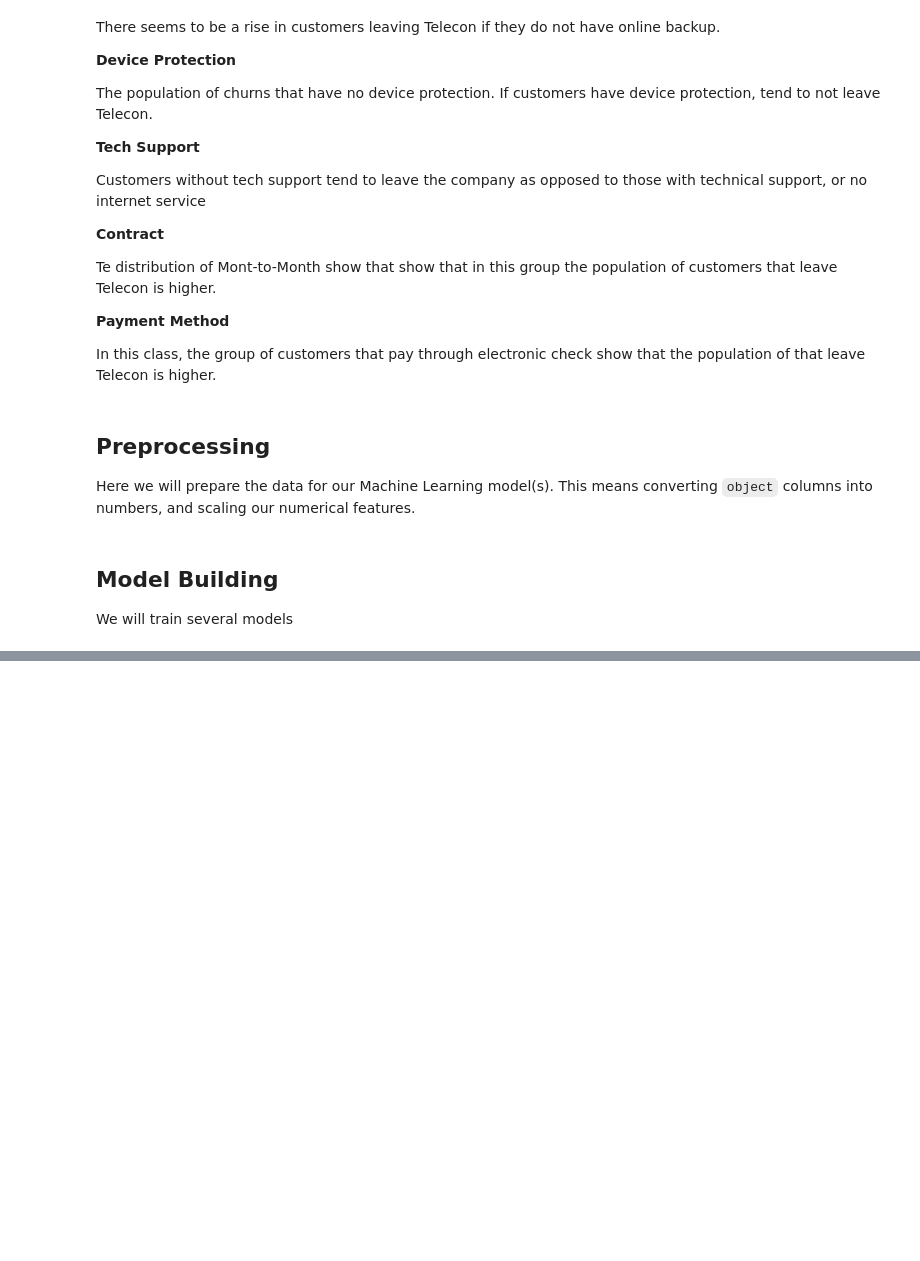
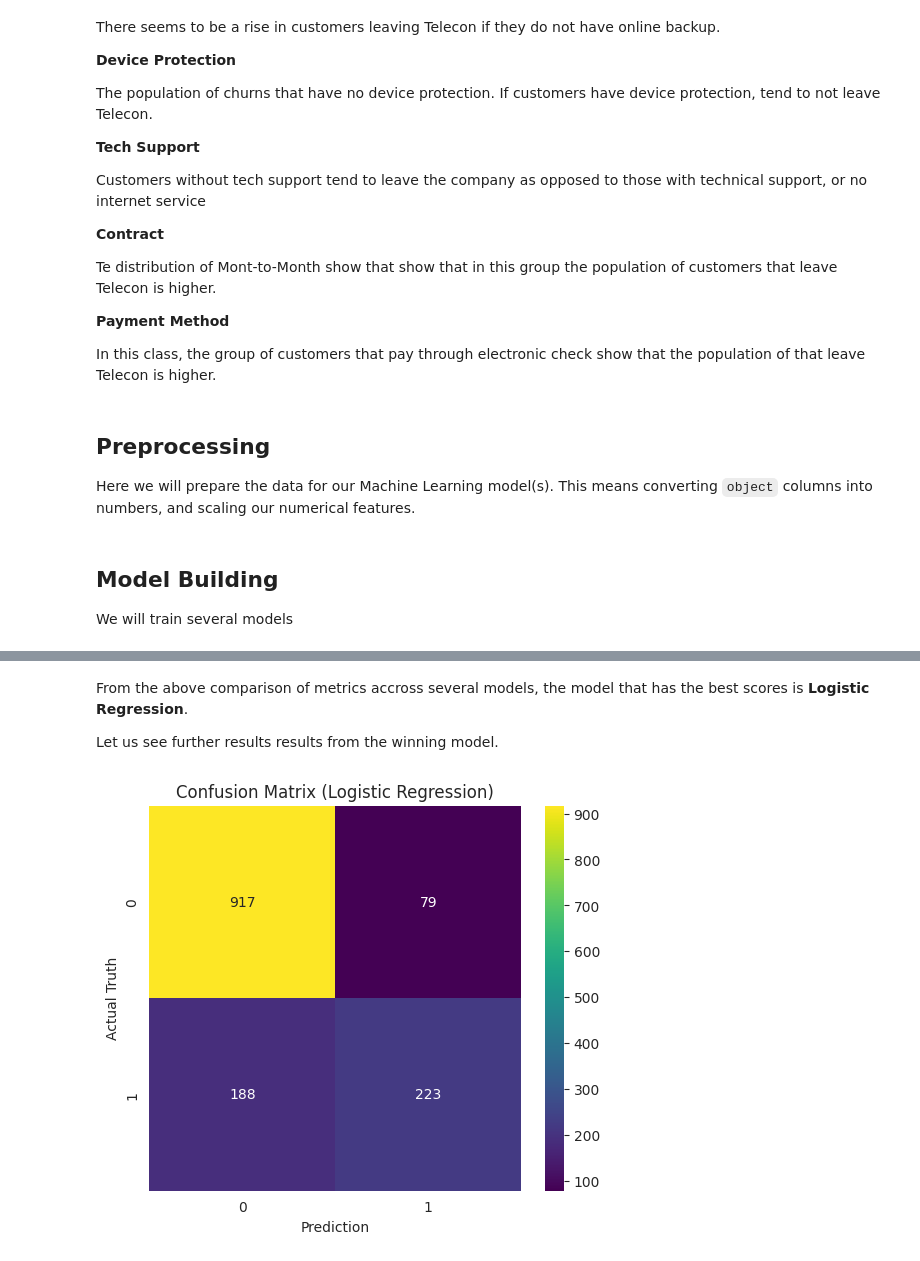
Before and after one commit to altjerue/Portfolio, a Jupyter notebook: Telco_churn.ipynb, the cells around one changed output, grey strips where cells are left out. Saved outputs shown, nothing was run; the diff lists cells and outputs as text; code cells hidden in the pictures; blank space fills up the shorter version.

```diff
--- a/Telco_churn.ipynb
+++ b/Telco_churn.ipynb
@@ -435,0 +389,16 @@ plt.show()
+# %% [markdown]
+From the above comparison of metrics accross several models, the model that has the best scores is **Logistic Regression**.
+
+Let us see further results results from the winning model.
+# %%
+best_model = 'Logistic Regression'
+
+# Plotting Confusion Matrix
+plt.figure(figsize=(6, 5))
+sns.heatmap(model_scores[best_model]['confusion_matrix'], annot=True, fmt='d', cmap='viridis')
+plt.title(f'Confusion Matrix ({best_model})')
+plt.ylabel('Actual Truth')
+plt.xlabel('Prediction')
+plt.show()
+# %% [output]
+[figure, added]
```
Also changed, not shown: parts of 14 cells of this notebook.
